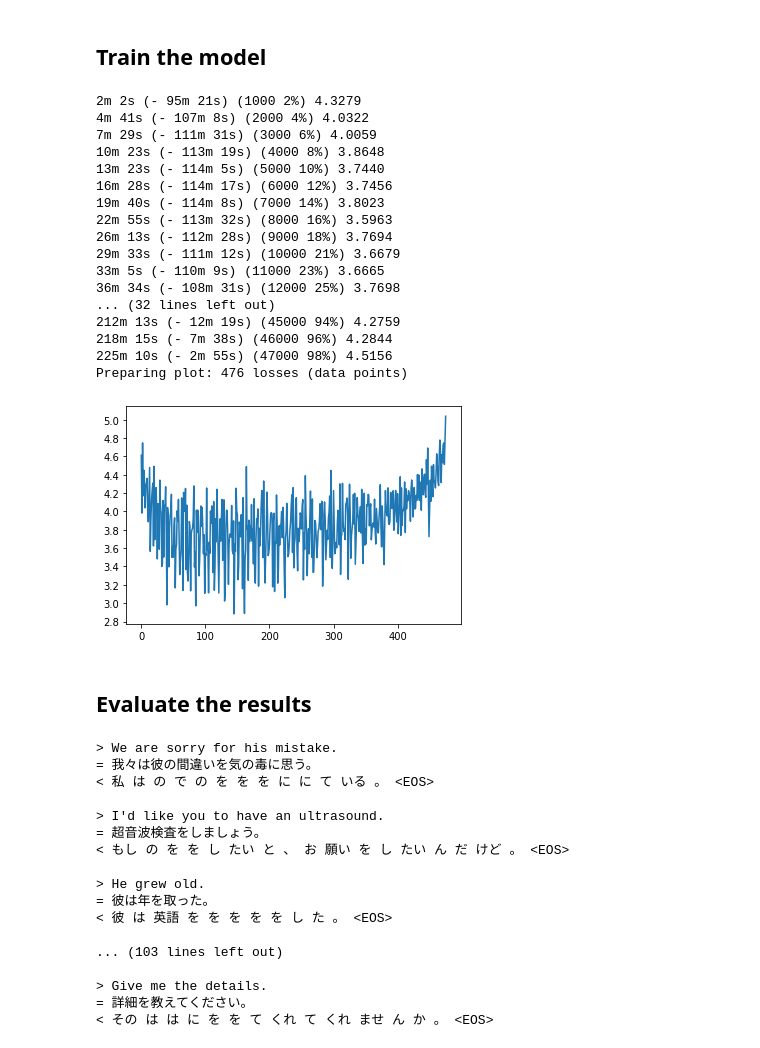
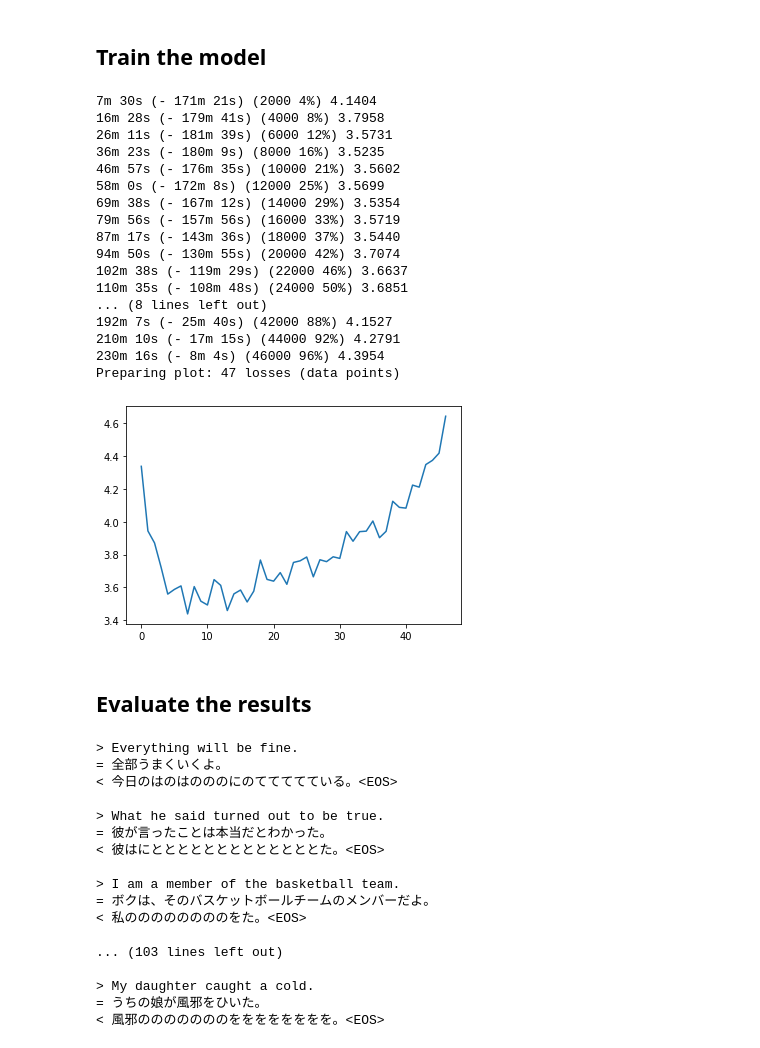
Before and after one commit to dpapathanasiou/export-import, a Jupyter notebook: notebooks/MT-pytorch-tutorial.ipynb, the cells around one changed output. Saved outputs shown, nothing was run; the diff lists cells and outputs as text; code cells hidden in the pictures.

```diff
--- a/notebooks/MT-pytorch-tutorial.ipynb
+++ b/notebooks/MT-pytorch-tutorial.ipynb
@@ -344,35 +344,34 @@ decoder_file = Path.cwd() / "data/decoder.pkl"
 # %%
 hidden_size = 256
 
 if encoder_file.exists() and decoder_file.exists():
     encoder = pickle.load(open(encoder_file, 'rb'))
     attn_decoder = pickle.load(open(decoder_file, 'rb'))
 else:
     encoder = EncoderRNN(eng.n_words, hidden_size).to(device)
     attn_decoder = AttentionDecoderRNN(hidden_size, jpn.n_words, 0.1, MAX_WORD_LENGTH).to(device)
-    # trainIters(encoder1, attn_decoder1, 75000, print_every=5000)
-    train_tensors(encoder, attn_decoder, training_tensors, MAX_WORD_LENGTH, 1000, 100, 0.01)
+    train_tensors(encoder, attn_decoder, training_tensors, MAX_WORD_LENGTH, 2000, 1000, 0.02)
     pickle.dump(encoder, open(encoder_file, 'wb'))
     pickle.dump(attn_decoder, open(decoder_file, 'wb'))
 # %% [output]
-2m 2s (- 95m 21s) (1000 2%) 4.3279
-4m 41s (- 107m 8s) (2000 4%) 4.0322
-7m 29s (- 111m 31s) (3000 6%) 4.0059
-10m 23s (- 113m 19s) (4000 8%) 3.8648
-13m 23s (- 114m 5s) (5000 10%) 3.7440
-16m 28s (- 114m 17s) (6000 12%) 3.7456
-19m 40s (- 114m 8s) (7000 14%) 3.8023
-22m 55s (- 113m 32s) (8000 16%) 3.5963
-26m 13s (- 112m 28s) (9000 18%) 3.7694
-29m 33s (- 111m 12s) (10000 21%) 3.6679
-33m 5s (- 110m 9s) (11000 23%) 3.6665
-36m 34s (- 108m 31s) (12000 25%) 3.7698
-... (32 lines left out)
-212m 13s (- 12m 19s) (45000 94%) 4.2759
-218m 15s (- 7m 38s) (46000 96%) 4.2844
-225m 10s (- 2m 55s) (47000 98%) 4.5156
-Preparing plot: 476 losses (data points)
+7m 30s (- 171m 21s) (2000 4%) 4.1404
+16m 28s (- 179m 41s) (4000 8%) 3.7958
+26m 11s (- 181m 39s) (6000 12%) 3.5731
+36m 23s (- 180m 9s) (8000 16%) 3.5235
+46m 57s (- 176m 35s) (10000 21%) 3.5602
+58m 0s (- 172m 8s) (12000 25%) 3.5699
+69m 38s (- 167m 12s) (14000 29%) 3.5354
+79m 56s (- 157m 56s) (16000 33%) 3.5719
+87m 17s (- 143m 36s) (18000 37%) 3.5440
+94m 50s (- 130m 55s) (20000 42%) 3.7074
+102m 38s (- 119m 29s) (22000 46%) 3.6637
+110m 35s (- 108m 48s) (24000 50%) 3.6851
+... (8 lines left out)
+192m 7s (- 25m 40s) (42000 88%) 4.1527
+210m 10s (- 17m 15s) (44000 92%) 4.2791
+230m 16s (- 8m 4s) (46000 96%) 4.3954
+Preparing plot: 47 losses (data points)
-[figure, old version]
+[figure, new version]
 # %% [markdown]
 ## Evaluate the results
 # %%
@@ -418,20 +417,20 @@ for i in range(30):
     pair = random.choice(samples)
     evaluate_pair(encoder, attn_decoder, pair, eng, jpn)
 # %% [output]
-> We are sorry for his mistake.
-= 我々は彼の間違いを気の毒に思う。
-< 私 は の で の を を を に に て いる 。 <EOS>
+> Everything will be fine.
+= 全部うまくいくよ。
+< 今日のはのはのののにのててててている。<EOS>
 
-> I'd like you to have an ultrasound.
-= 超音波検査をしましょう。
-< もし の を を し たい と 、 お 願い を し たい ん だ けど 。 <EOS>
+> What he said turned out to be true.
+= 彼が言ったことは本当だとわかった。
+< 彼はにとととととととととととととた。<EOS>
 
-> He grew old.
-= 彼は年を取った。
-< 彼 は 英語 を を を を を し た 。 <EOS>
+> I am a member of the basketball team.
+= ボクは、そのバスケットボールチームのメンバーだよ。
+< 私ののののののののをた。<EOS>
 
 ... (103 lines left out)
 
-> Give me the details.
-= 詳細を教えてください。
-< その は は に を を て くれ て くれ ませ ん か 。 <EOS>
+> My daughter caught a cold.
+= うちの娘が風邪をひいた。
+< 風邪のののののののをををををををを。<EOS>
```
